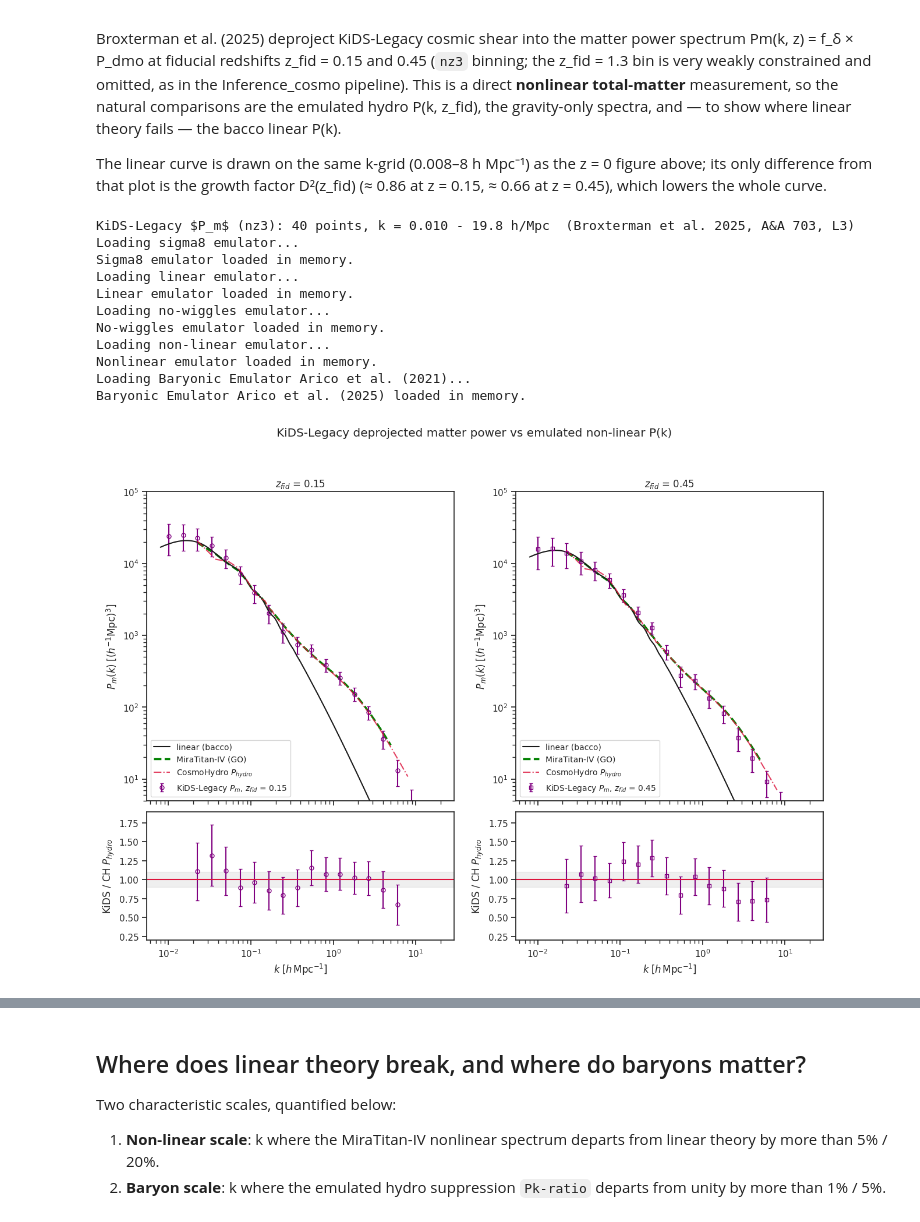
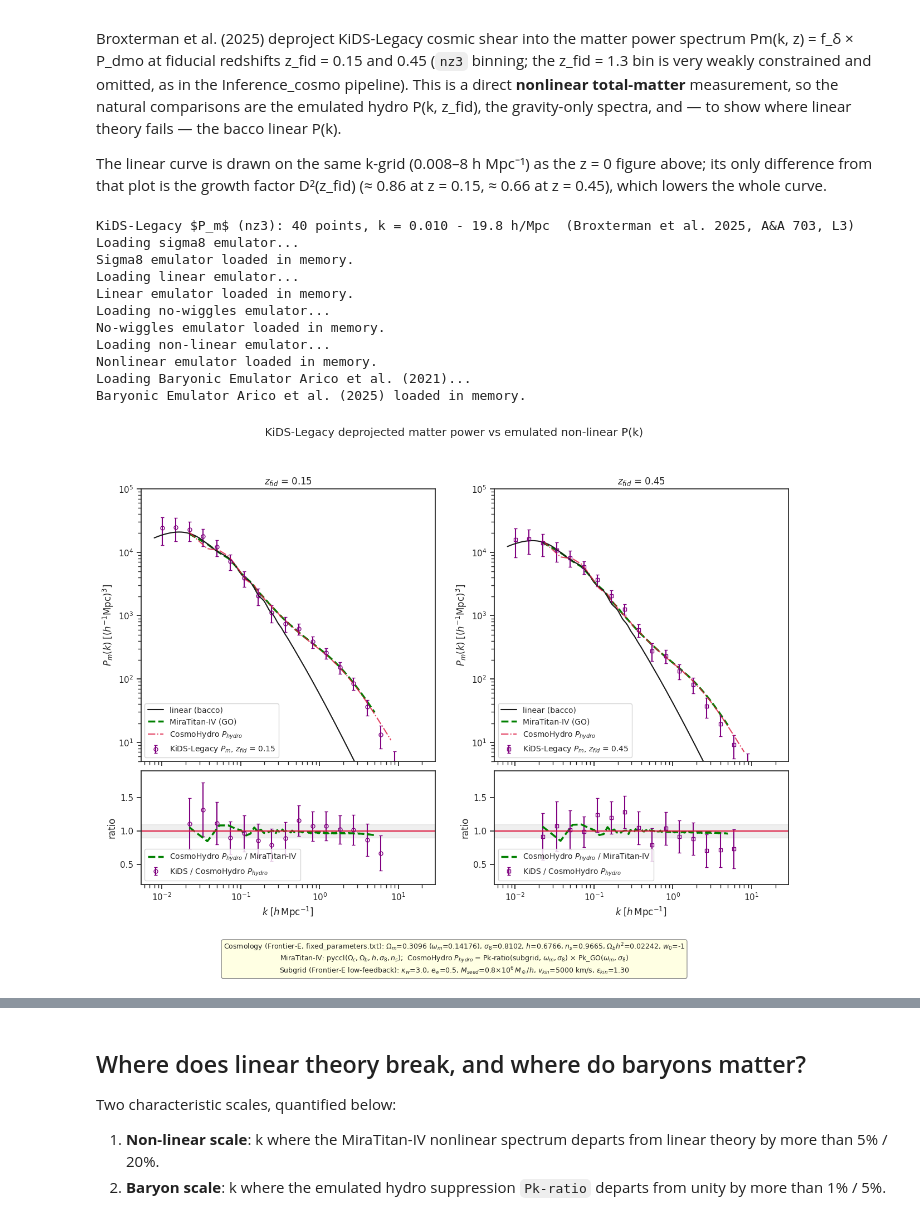
Before and after one commit to nesar/hydro_emu_comparisons, a Jupyter notebook: notebooks/nb3_linear_vs_nonlinear_vs_data.ipynb, the cells around one changed output, grey strips where cells are left out. Saved outputs shown, nothing was run; the diff lists cells and outputs as text; code cells hidden in the pictures.

```diff
--- a/notebooks/nb3_linear_vs_nonlinear_vs_data.ipynb
+++ b/notebooks/nb3_linear_vs_nonlinear_vs_data.ipynb
@@ -74,6 +74,22 @@ pk_go, _ = ce.load_emulator('Pk_GO').predict(p_cosmo, z=0.0)
 ratio, _ = ce.load_emulator('Pk-ratio').predict(P5 + p_cosmo, z=0.0)
 pk_hydro = ratio * pk_go
 
+# Parameter summary shown as a text box on the figures below. MiraTitan-IV takes the
+# pyccl Cosmology (Omega_c, Omega_b, h, sigma8, n_s, w0=-1); CosmoHydro Pk_GO takes
+# (omega_m, sigma_8) and Pk-ratio takes the 5 subgrid parameters + (omega_m, sigma_8).
+param_text = (
+    "Cosmology (Frontier-E, fixed_parameters.txt): "
+    f"$\\Omega_m$={FP['Omega_m']:.4f} ($\\omega_m$={FP['omega_m']:.5f}), $\\sigma_8$={FP['sigma_8']}, "
+    f"$h$={h}, $n_s$={FP['n_s']}, $\\Omega_b h^2$={FP['Omega_b_h2']}, $w_0$={FP['w0']:.0f}\n"
+    "MiraTitan-IV: pyccl($\\Omega_c,\\Omega_b,h,\\sigma_8,n_s$);  "
+    "CosmoHydro $P_{hydro}$ = Pk-ratio(subgrid, $\\omega_m,\\sigma_8$) $\\times$ Pk_GO($\\omega_m,\\sigma_8$)\n"
+    "Subgrid (Frontier-E low-feedback): "
+    f"$\\kappa_w$={FP['kappa_w']}, $e_w$={FP['e_w']}, $M_{{seed}}$={FP['M_seed']}$\\times10^6\\,M_\\odot/h$, "
+    f"$v_{{kin}}$={FP['v_kin']*1e4:.0f} km/s, $\\epsilon_{{kin}}$={FP['epsilon_kin']*10:.2f}"
+)
+param_box = dict(boxstyle='round', facecolor='lightyellow', edgecolor='gray', alpha=0.9)
+print(param_text)
+
 # Observational data
 obs = load_obs_data.load_all_linear(h=h)
 for d in obs:
@@ -202,34 +221,41 @@ for j, (zf, mk) in enumerate(zip([0.15, 0.45], ['o', 's'])):
     ax.loglog(k_ch[mmt], p_mt[mmt], color='green', lw=2.5, ls='--', label='MiraTitan-IV (GO)', zorder=1)
     ax.loglog(k_ch, p_hyd, color='crimson', lw=1.5, ls='-.', label=r'CosmoHydro $P_{hydro}$', zorder=2, alpha=0.8)
     ax.set_ylim(5, 1e5)
     ax.set_title(f'$z_{{fid}}$ = {zf}')
     ax.set_ylabel(r'$P_m(k)\;[(h^{-1}{\rm Mpc})^3]$')
     ax.legend(fontsize=10, loc='lower left')
 
     # ratio to the emulated hydro prediction
     lo, hi = k_ch.min(), k_ch.max()
     ms = (kk >= lo) & (kk <= hi)
     p_hyd_i = np.interp(np.log10(kk[ms]), np.log10(k_ch), p_hyd)
     axr.errorbar(kk[ms], pp[ms] / p_hyd_i, yerr=ee[ms] / p_hyd_i, fmt=mk, ms=5,
-                 capsize=2, mfc='none', color='purple')
+                 capsize=2, mfc='none', color='purple',
+                 label=r'KiDS / CosmoHydro $P_{hydro}$')
+    # emulated hydro relative to the gravity-only MiraTitan-IV prediction
+    axr.semilogx(k_ch[mmt], (p_hyd / p_mt)[mmt], color='green', lw=2.5, ls='--',
+                 label=r'CosmoHydro $P_{hydro}$ / MiraTitan-IV')
+
     axr.axhline(1, color='crimson', lw=1.5)
     axr.axhspan(0.9, 1.1, color='gray', alpha=0.12)
     axr.set_xscale('log'); axr.set_ylim(0.2, 1.9)
     axr.set_xlabel(r'$k\;[h\,{\rm Mpc}^{-1}]$')
-    axr.set_ylabel(r'KiDS / CH $P_{hydro}$')
+    axr.set_ylabel(r'ratio')
+    axr.legend(fontsize=10, loc='lower left')
 
 plt.suptitle('KiDS-Legacy deprojected matter power vs emulated non-linear P(k)', y=0.99)
-plt.tight_layout(); plt.show()
+fig.text(0.5, 0.005, param_text, ha='center', va='bottom', fontsize=9, bbox=param_box)
+plt.tight_layout(); fig.subplots_adjust(bottom=0.17); plt.show()
 # %% [output]
 KiDS-Legacy $P_m$ (nz3): 40 points, k = 0.010 - 19.8 h/Mpc  (Broxterman et al. 2025, A&A 703, L3)
 Loading sigma8 emulator...
 Sigma8 emulator loaded in memory.
 Loading linear emulator...
 Linear emulator loaded in memory.
 Loading no-wiggles emulator...
 No-wiggles emulator loaded in memory.
 Loading non-linear emulator...
 Nonlinear emulator loaded in memory.
 Loading Baryonic Emulator Arico et al. (2021)...
 Baryonic Emulator Arico et al. (2025) loaded in memory.
-[figure, old version]
+[figure, new version]
```
Also changed, not shown: parts of 3 cells of this notebook, 2 other files.
